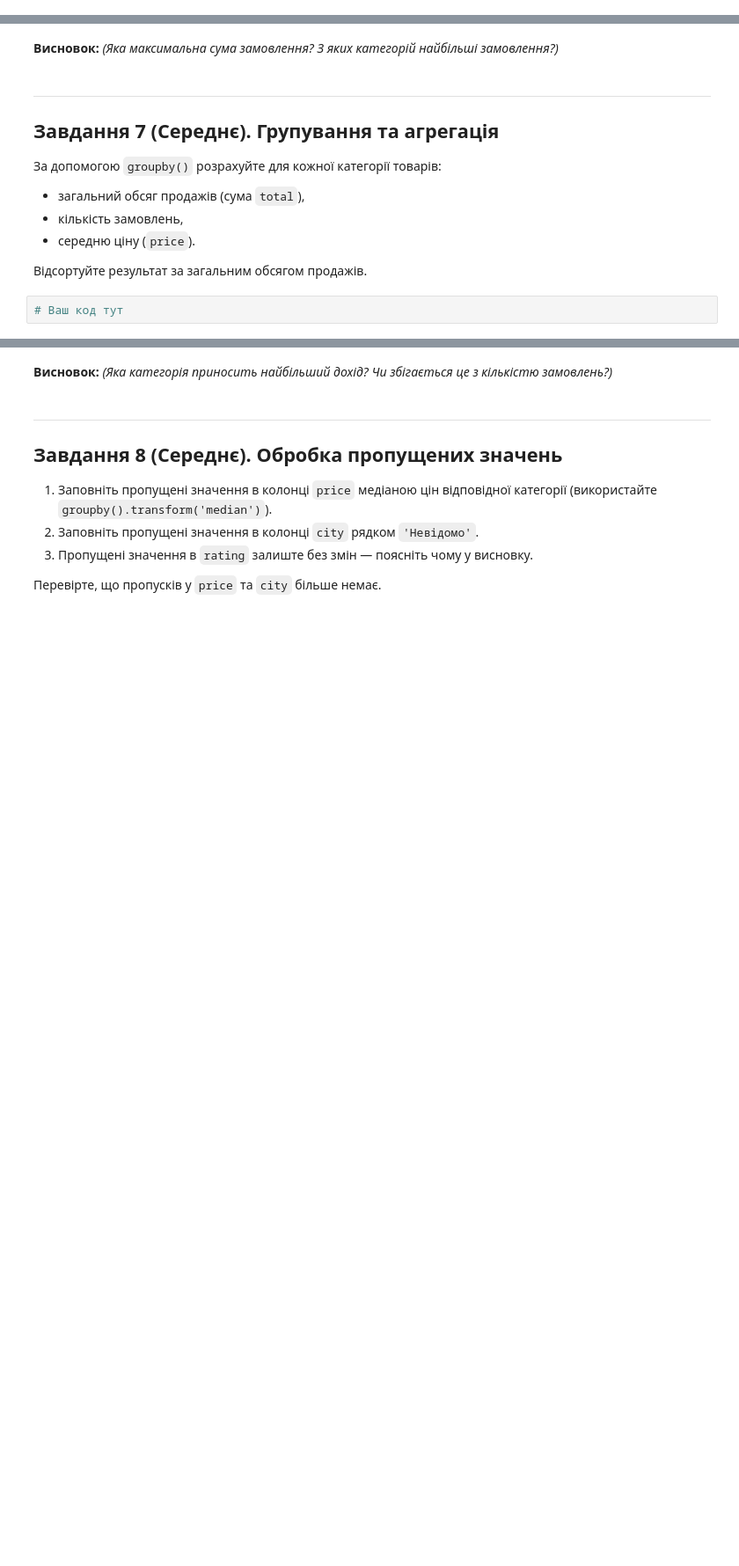
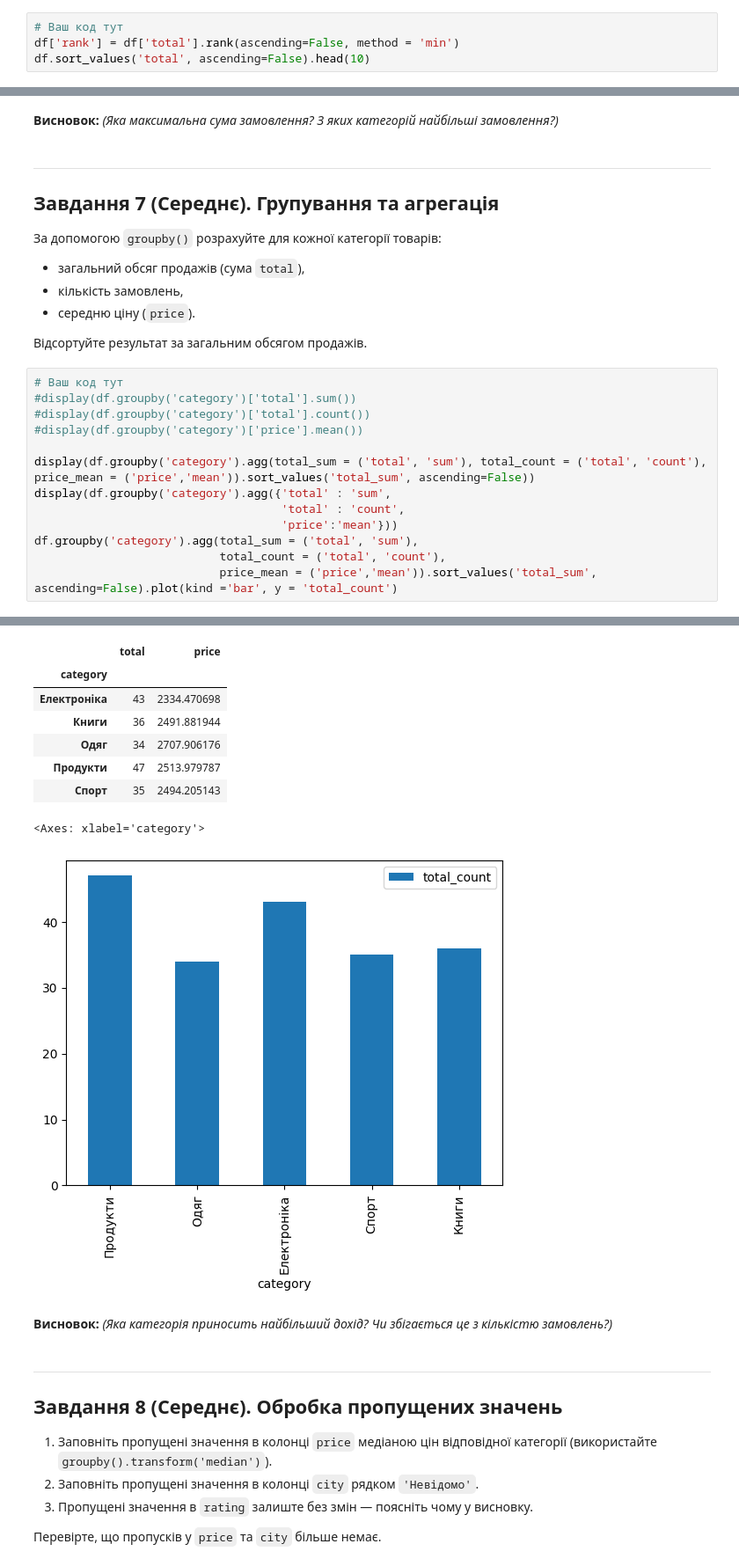
Before and after one commit to rudmaxx/DTA_Python, a Jupyter notebook: classmede/pandas_tasks_beginners_DTA.ipynb, the cells around one changed output, grey strips where cells are left out. Shown at 88% size. Drawn from its saved outputs; the diff is of its cells as text; blank space fills up the shorter version.

```diff
--- a/classmede/pandas_tasks_beginners_DTA.ipynb
+++ b/classmede/pandas_tasks_beginners_DTA.ipynb
@@ -109,0 +204,4 @@ print('Колонки:', list(df.columns))
+# %%
+# Ваш код тут
+df['rank'] = df['total'].rank(ascending=False, method = 'min')
+df.sort_values('total', ascending=False).head(10)
@@ -119,5 +229,17 @@ print('Колонки:', list(df.columns))
 - середню ціну (`price`).
 
 Відсортуйте результат за загальним обсягом продажів.
-# %%
-# Ваш код тут
+# %%
+# Ваш код тут
+#display(df.groupby('category')['total'].sum())
+#display(df.groupby('category')['total'].count())
+#display(df.groupby('category')['price'].mean())
+
+display(df.groupby('category').agg(total_sum = ('total', 'sum'), total_count = ('total', 'count'), price_mean = ('price','mean')).sort_values('total_sum', ascending=False))
+display(df.groupby('category').agg({'total' : 'sum',
+                                    'total' : 'count',
+                                    'price':'mean'}))
+df.groupby('category').agg(total_sum = ('total', 'sum'),
+                           total_count = ('total', 'count'),
+                           price_mean = ('price','mean')).sort_values('total_sum', ascending=False).plot(kind ='bar', y = 'total_count')
+# %% [output]
@@ -124,3 +253,12 @@ print('Колонки:', list(df.columns))
+|  | total | price |
+| category |  |  |
+| Електроніка | 43 | 2334.470698 |
+| Книги | 36 | 2491.881944 |
+| Одяг | 34 | 2707.906176 |
+| Продукти | 47 | 2513.979787 |
+| Спорт | 35 | 2494.205143 |
+<Axes: xlabel='category'>
+[figure, added]
 # %% [markdown]
 **Висновок:** *(Яка категорія приносить найбільший дохід? Чи збігається це з кількістю замовлень?)*
 # %% [markdown]
```
Also changed, not shown: parts of 20 cells of this notebook.
